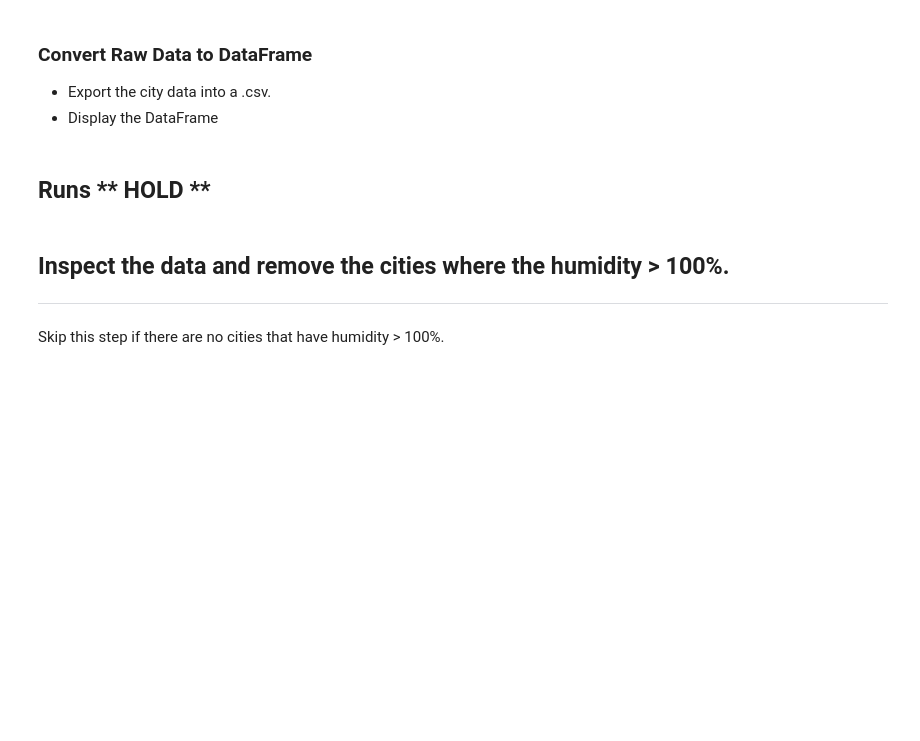
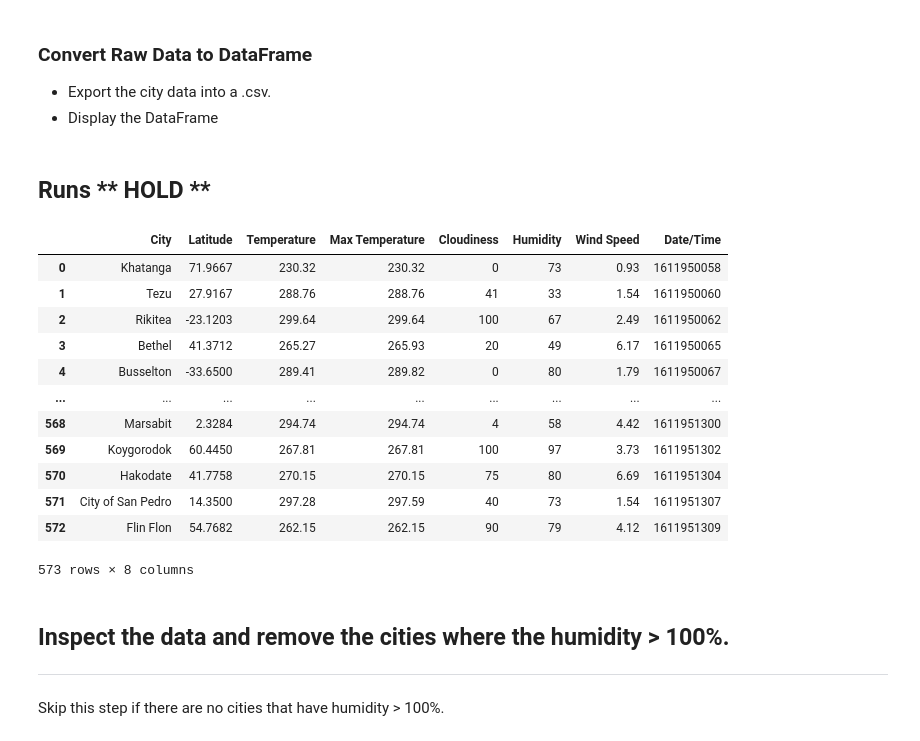
Before and after one commit to CMDenys/python-api-challenge, a Jupyter notebook: WeatherPy_MAIN.ipynb, the cells around one changed output. Saved outputs shown, nothing was run; the diff lists cells and outputs as text; code cells hidden in the pictures; blank space fills up the shorter version.

```diff
--- a/WeatherPy_MAIN.ipynb
+++ b/WeatherPy_MAIN.ipynb
@@ -68,25 +68,29 @@ query_url = (f'{url}&appid={weather_api_key}&q=')
 city_list = []
 lat_list = []
 temp_list = []
+temp_max_list = []
 clouds_list = []
 humidity_list = []
 wind_speed_list = []
+date_time_list = []
+counter = 0
 
 
-
-for city in cities[:10]:
+for city in cities:
     response = requests.get(query_url + city).json()
     counter = counter + 1
     try:
         city_list.append(response['name'])
         lat_list.append(response['coord']['lat'])
         temp_list.append(response['main']['temp'])
+        temp_max_list.append(response['main']['temp_max'])
         clouds_list.append(response['clouds']['all'])
         humidity_list.append(response['main']['humidity'])
         wind_speed_list.append(response['wind']['speed'])
+        date_time_list.append(response['dt'])
 
-
-        print(city + "data appended!")
+        print(str(counter) + ' - ' +  city + " has been processed!")
+        time.sleep(2)
     except:
         print(city + " data not found")
 # %% [output]
@@ -126,4 +117,31 @@ city_weather_df.head()
 * Display the DataFrame
 # %% [markdown]
 ## Runs ** HOLD **
+# %%
+city_weather_df = pd.DataFrame({
+    "City": city_list,
+    "Latitude": lat_list,
+    "Temperature": temp_list,
+    "Max Temperature": temp_max_list,
+    "Cloudiness": clouds_list,
+    "Humidity": humidity_list,
+    "Wind Speed": wind_speed_list,
+    "Date/Time": date_time_list
+})
+
+city_weather_df
+# %% [output]
+|  | City | Latitude | Temperature | Max Temperature | Cloudiness | Humidity | Wind Speed | Date/Time |
+| 0 | Khatanga | 71.9667 | 230.32 | 230.32 | 0 | 73 | 0.93 | 1611950058 |
+| 1 | Tezu | 27.9167 | 288.76 | 288.76 | 41 | 33 | 1.54 | 1611950060 |
+| 2 | Rikitea | -23.1203 | 299.64 | 299.64 | 100 | 67 | 2.49 | 1611950062 |
+| 3 | Bethel | 41.3712 | 265.27 | 265.93 | 20 | 49 | 6.17 | 1611950065 |
+| 4 | Busselton | -33.6500 | 289.41 | 289.82 | 0 | 80 | 1.79 | 1611950067 |
+| ... | ... | ... | ... | ... | ... | ... | ... | ... |
+| 568 | Marsabit | 2.3284 | 294.74 | 294.74 | 4 | 58 | 4.42 | 1611951300 |
+| 569 | Koygorodok | 60.4450 | 267.81 | 267.81 | 100 | 97 | 3.73 | 1611951302 |
+| 570 | Hakodate | 41.7758 | 270.15 | 270.15 | 75 | 80 | 6.69 | 1611951304 |
+| 571 | City of San Pedro | 14.3500 | 297.28 | 297.59 | 40 | 73 | 1.54 | 1611951307 |
+| 572 | Flin Flon | 54.7682 | 262.15 | 262.15 | 90 | 79 | 4.12 | 1611951309 |
+573 rows × 8 columns
 # %%
```
Also changed, not shown: parts of 5 cells of this notebook, 1 other file.
